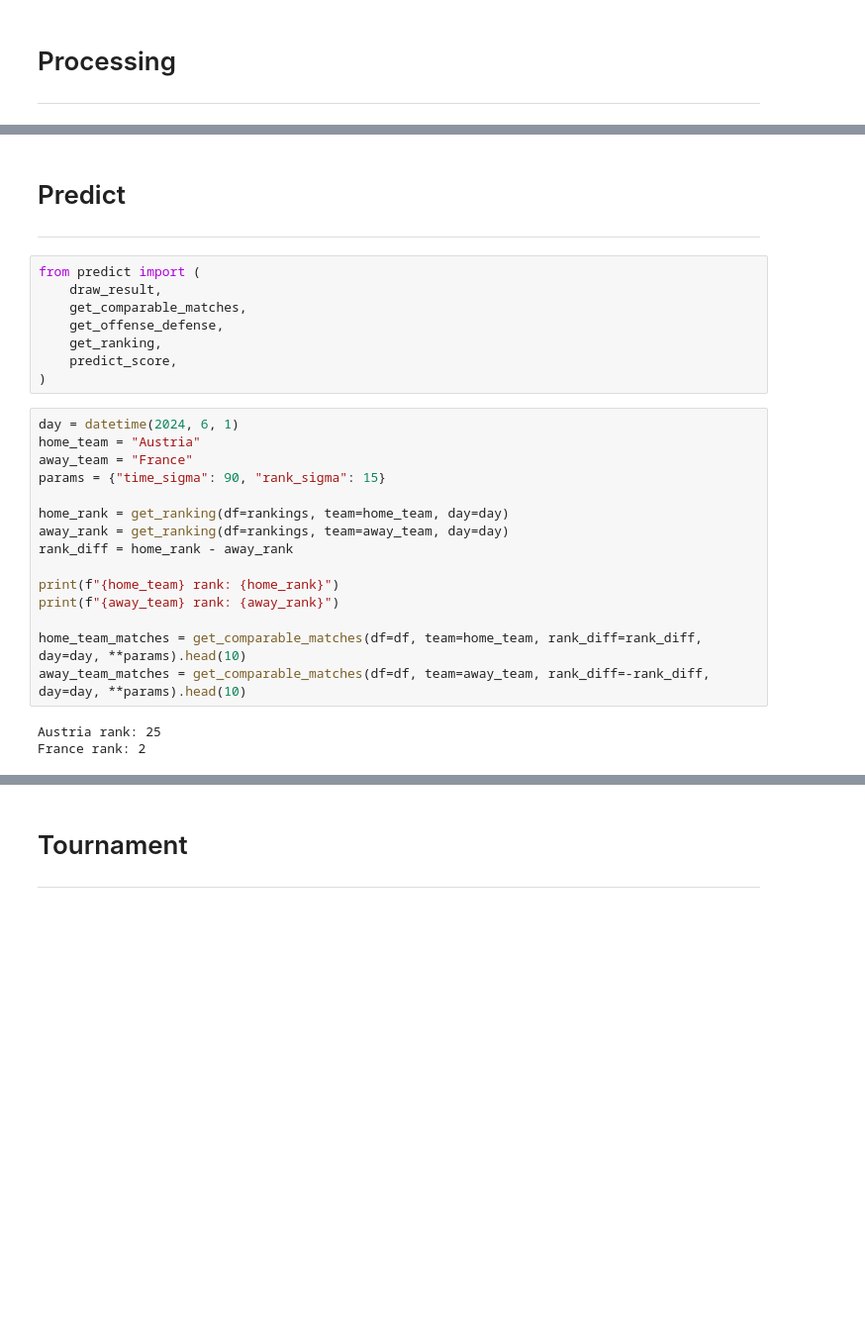
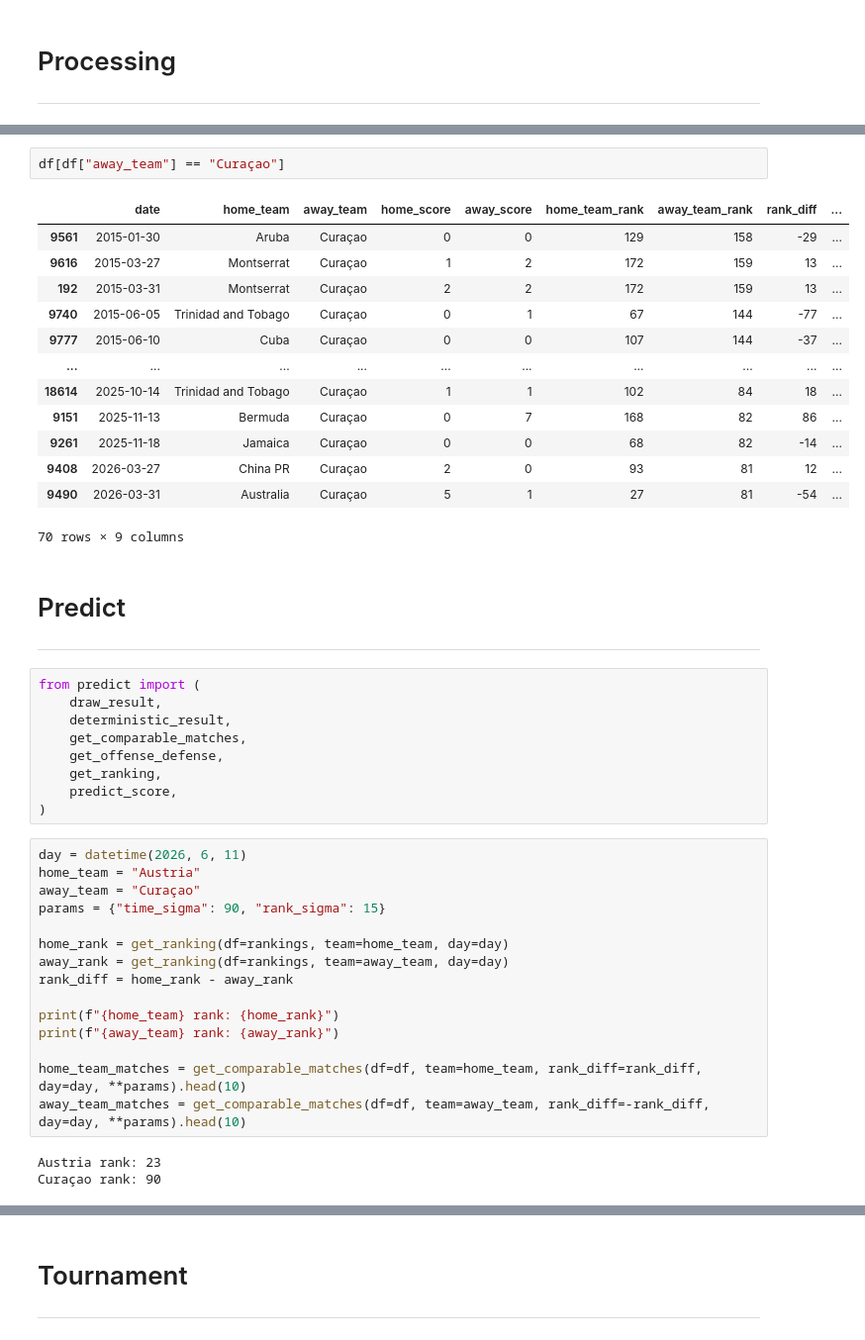
Before and after one commit to bernhard-pfann/soccer-predictions, a Jupyter notebook: main.ipynb, the cells around one changed output, grey strips where cells are left out. Shown at 99% size. Drawn from its saved outputs; the diff is of its cells as text; blank space fills up the shorter version.

```diff
--- a/main.ipynb
+++ b/main.ipynb
@@ -171,18 +98,35 @@ df.head()
+# %%
+df[df["away_team"] == "Curaçao"]
+# %% [output]
+|  | date | home_team | away_team | home_score | away_score | home_team_rank | away_team_rank | rank_diff | ... |
+| 9561 | 2015-01-30 | Aruba | Curaçao | 0 | 0 | 129 | 158 | -29 | ... |
+| 9616 | 2015-03-27 | Montserrat | Curaçao | 1 | 2 | 172 | 159 | 13 | ... |
+| 192 | 2015-03-31 | Montserrat | Curaçao | 2 | 2 | 172 | 159 | 13 | ... |
+| 9740 | 2015-06-05 | Trinidad and Tobago | Curaçao | 0 | 1 | 67 | 144 | -77 | ... |
+| 9777 | 2015-06-10 | Cuba | Curaçao | 0 | 0 | 107 | 144 | -37 | ... |
+| ... | ... | ... | ... | ... | ... | ... | ... | ... | ... |
+| 18614 | 2025-10-14 | Trinidad and Tobago | Curaçao | 1 | 1 | 102 | 84 | 18 | ... |
+| 9151 | 2025-11-13 | Bermuda | Curaçao | 0 | 7 | 168 | 82 | 86 | ... |
+| 9261 | 2025-11-18 | Jamaica | Curaçao | 0 | 0 | 68 | 82 | -14 | ... |
+| 9408 | 2026-03-27 | China PR | Curaçao | 2 | 0 | 93 | 81 | 12 | ... |
+| 9490 | 2026-03-31 | Australia | Curaçao | 5 | 1 | 27 | 81 | -54 | ... |
+70 rows × 9 columns
 # %% [markdown]
 # Predict
 ***
 # %%
 from predict import (
     draw_result,
+    deterministic_result,
     get_comparable_matches,
     get_offense_defense,
     get_ranking,
     predict_score,
 )
 # %%
-day = datetime(2024, 6, 1)
+day = datetime(2026, 6, 11)
 home_team = "Austria"
-away_team = "France"
+away_team = "Curaçao"
 params = {"time_sigma": 90, "rank_sigma": 15}
 
 home_rank = get_ranking(df=rankings, team=home_team, day=day)
@@ -195,8 +139,8 @@ print(f"{away_team} rank: {away_rank}")
 home_team_matches = get_comparable_matches(df=df, team=home_team, rank_diff=rank_diff, day=day, **params).head(10)
 away_team_matches = get_comparable_matches(df=df, team=away_team, rank_diff=-rank_diff, day=day, **params).head(10)
 # %% [output]
-Austria rank: 25
-France rank: 2
+Austria rank: 23
+Curaçao rank: 90
 # %%
 predicted_score = predict_score(
     df=df,
```
Also changed, not shown: parts of 18 cells of this notebook, 5 other files.
